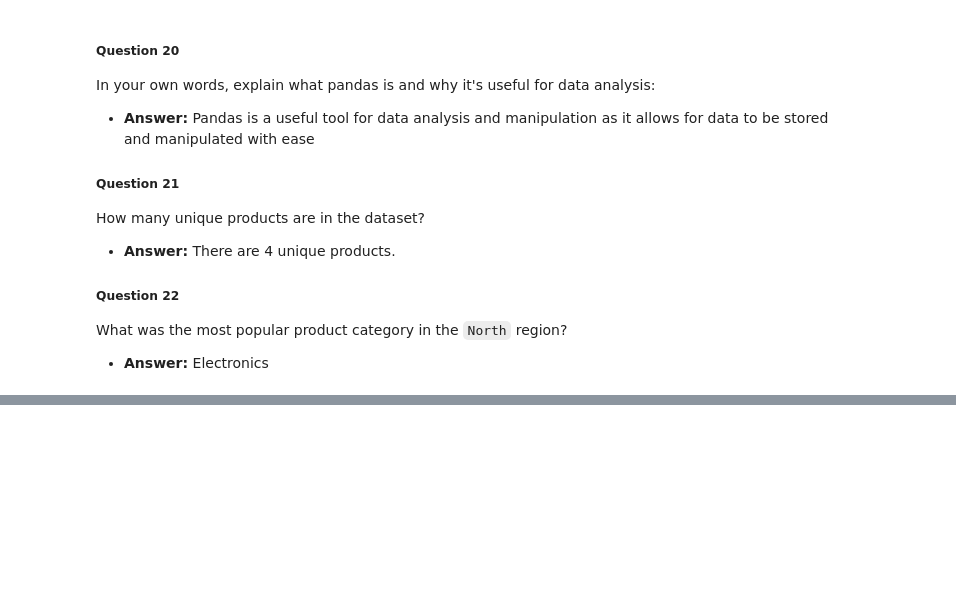
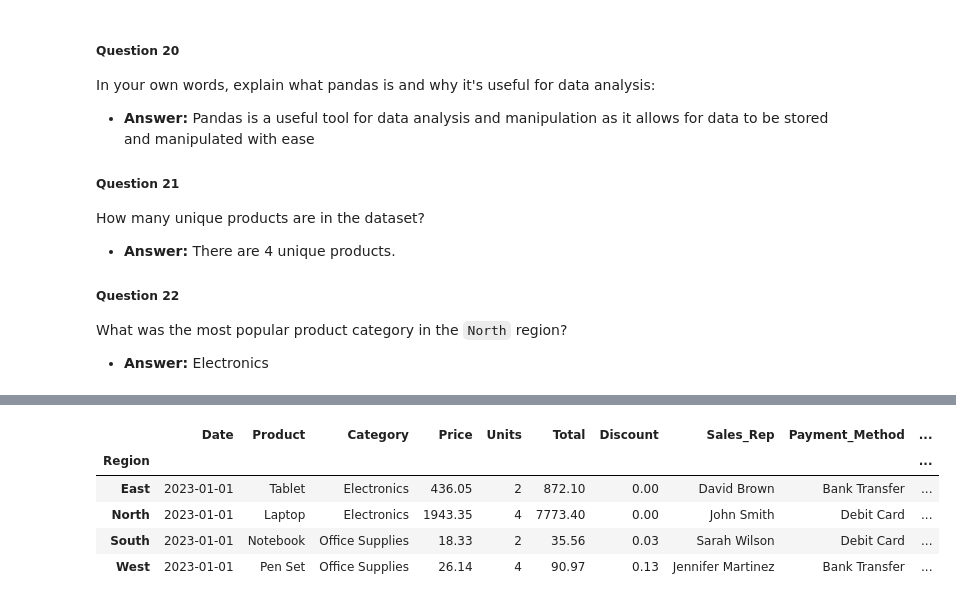
Before and after one commit to Rgjmerc/unit-3-data-science, a Jupyter notebook: 01_pandas.ipynb, the cells around one changed output, grey strips where cells are left out. Cells and saved outputs as stored; diff of their text form; code cells hidden in the pictures; blank space fills up the shorter version.

```diff
--- a/01_pandas.ipynb
+++ b/01_pandas.ipynb
@@ -378,0 +401,10 @@ What was the most popular product category in the `North` region?
+# %%
+grp = sales_df.groupby("Region")
+grp.first()
+# %% [output]
+|  | Date | Product | Category | Price | Units | Total | Discount | Sales_Rep | Payment_Method | ... |
+| Region |  |  |  |  |  |  |  |  |  | ... |
+| East | 2023-01-01 | Tablet | Electronics | 436.05 | 2 | 872.10 | 0.00 | David Brown | Bank Transfer | ... |
+| North | 2023-01-01 | Laptop | Electronics | 1943.35 | 4 | 7773.40 | 0.00 | John Smith | Debit Card | ... |
+| South | 2023-01-01 | Notebook | Office Supplies | 18.33 | 2 | 35.56 | 0.03 | Sarah Wilson | Debit Card | ... |
+| West | 2023-01-01 | Pen Set | Office Supplies | 26.14 | 4 | 90.97 | 0.13 | Jennifer Martinez | Bank Transfer | ... |
```
Also changed, not shown: parts of 2 cells of this notebook.
